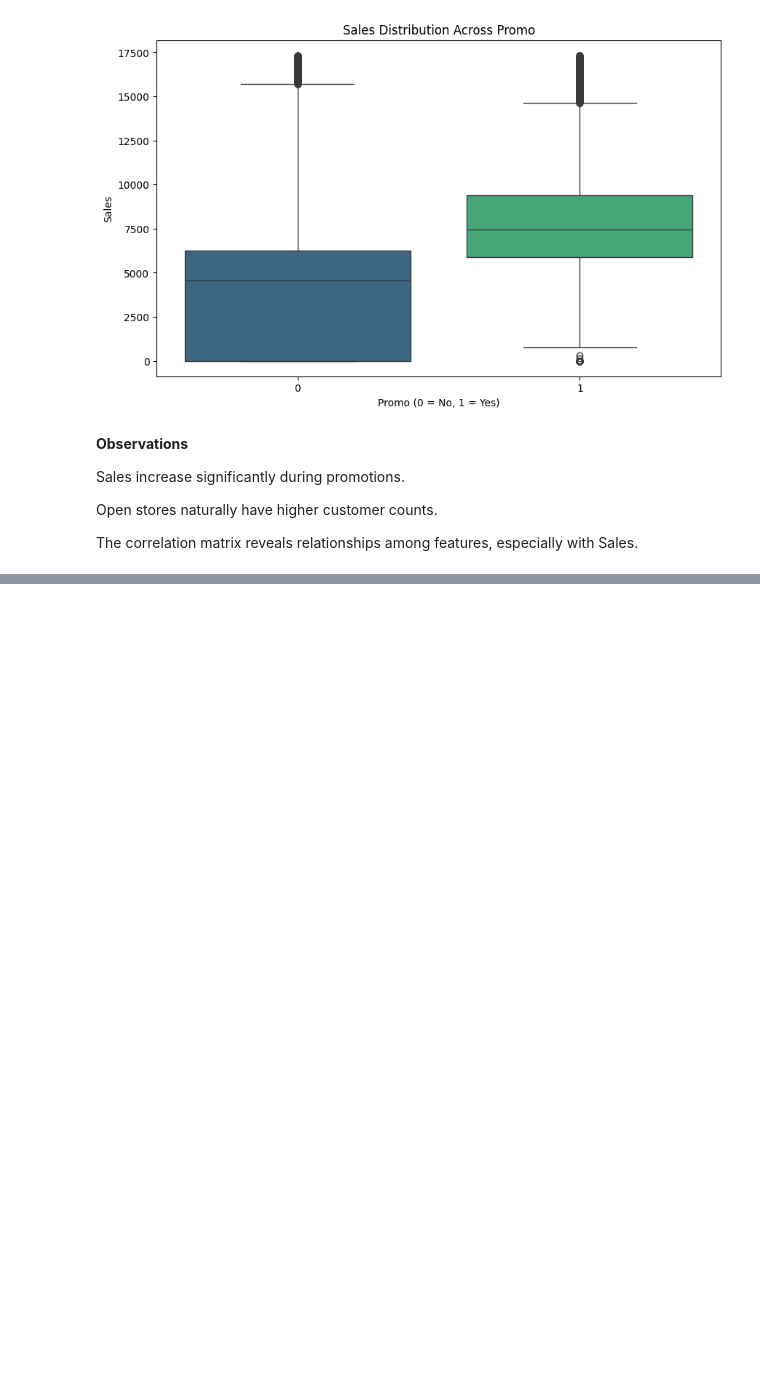
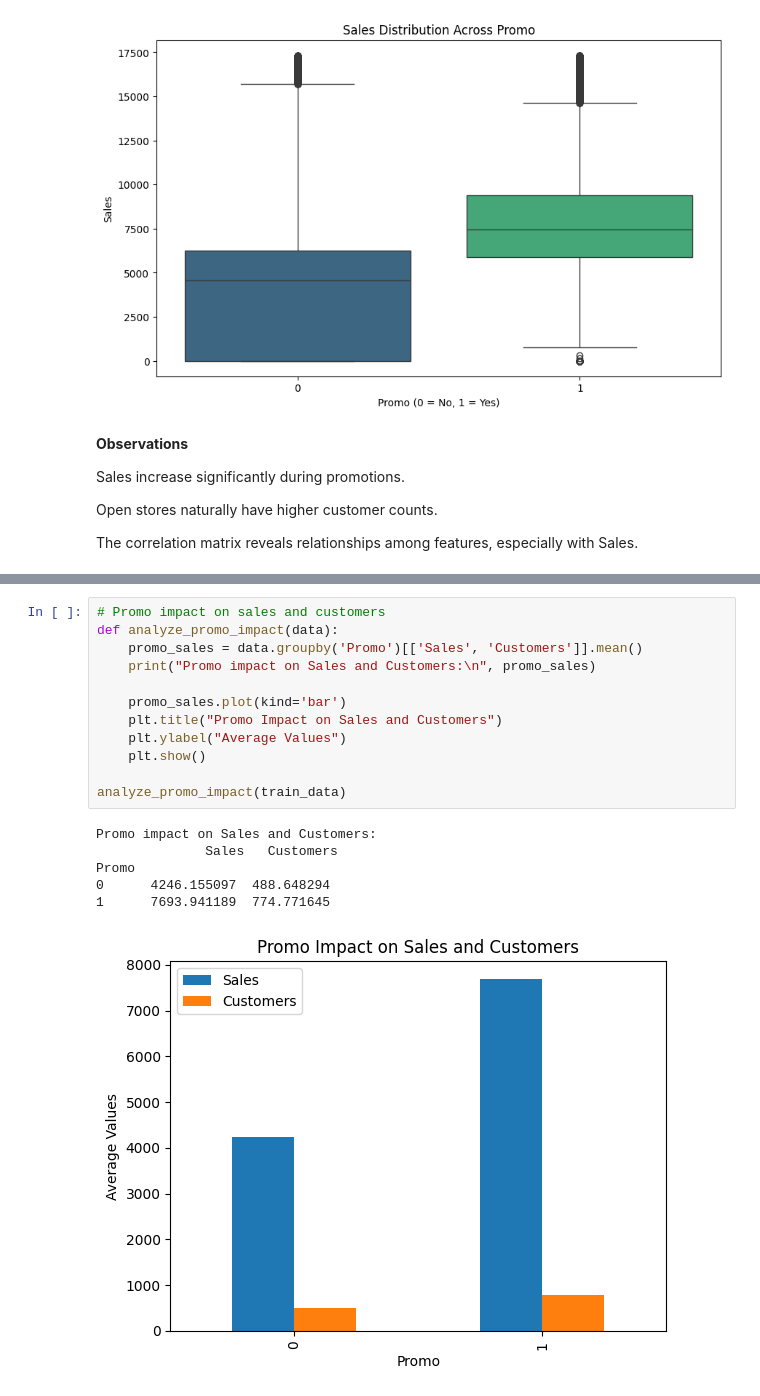
Before and after one commit to hiwothadush/store-sales-analysis, a Jupyter notebook: notebooks/main.ipynb, the cells around one changed output, grey strips where cells are left out. Drawn from its saved outputs; the diff is of its cells as text; blank space fills up the shorter version.

```diff
--- a/notebooks/main.ipynb
+++ b/notebooks/main.ipynb
@@ -243,0 +266,19 @@ KeyError: "The following id_vars or value_vars are not present in the DataFrame:
+# %%
+# Promo impact on sales and customers
+def analyze_promo_impact(data):
+    promo_sales = data.groupby('Promo')[['Sales', 'Customers']].mean()
+    print("Promo impact on Sales and Customers:\n", promo_sales)
+
+    promo_sales.plot(kind='bar')
+    plt.title("Promo Impact on Sales and Customers")
+    plt.ylabel("Average Values")
+    plt.show()
+
+analyze_promo_impact(train_data)
+# %% [output]
+Promo impact on Sales and Customers:
+              Sales   Customers
+Promo
+0      4246.155097  488.648294
+1      7693.941189  774.771645
+[figure, added]
```
Also changed, not shown: parts of 16 cells of this notebook.
